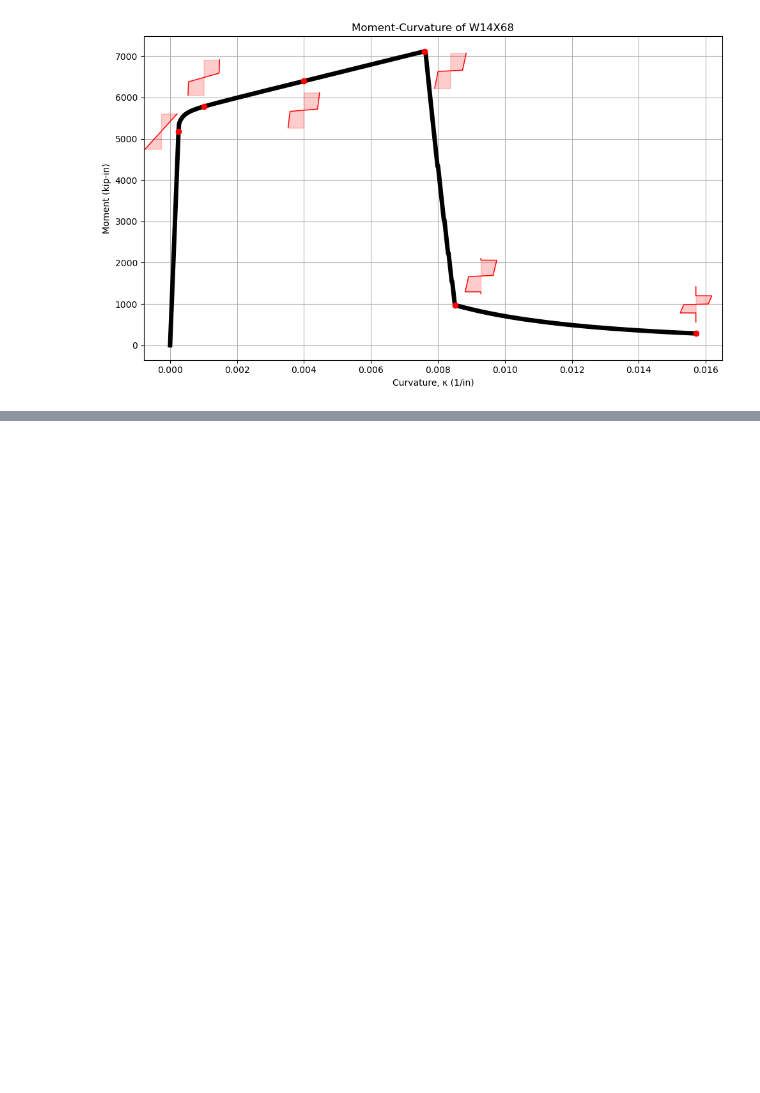
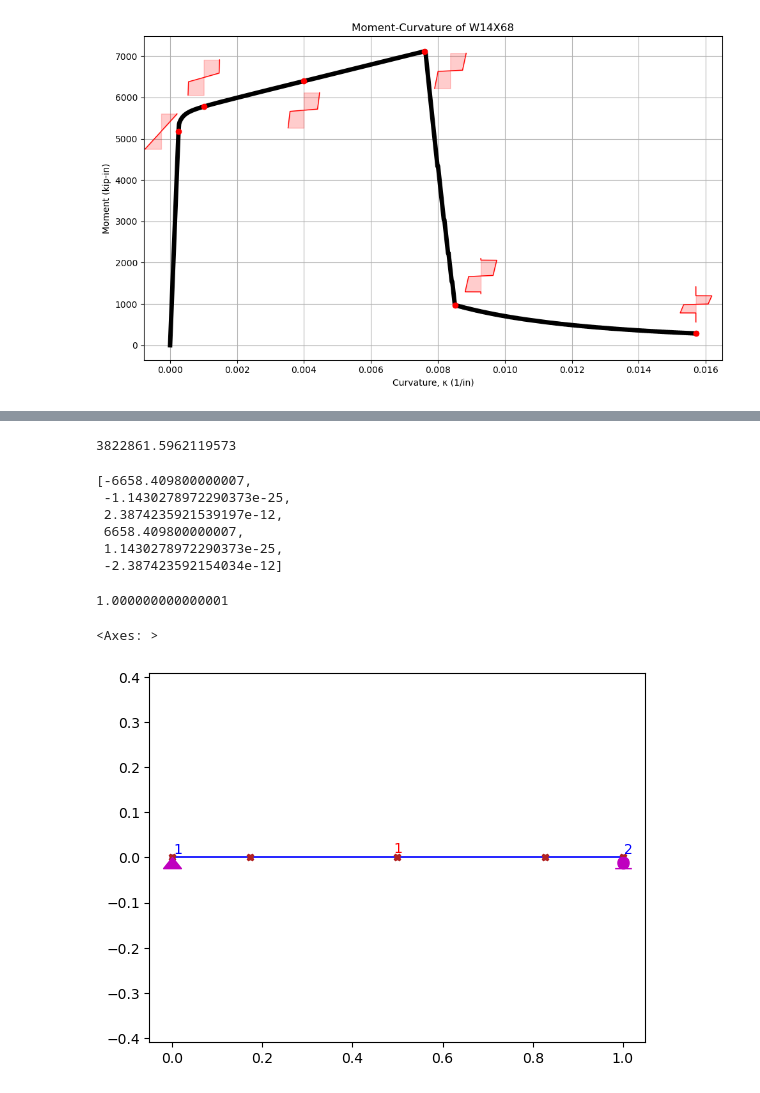
Before and after one commit to hkaragah/hkaragah.github.io, a Jupyter notebook: structure/moment_curvature/rc_col_moment_curvature_1.ipynb, the cells around one changed output, grey strips where cells are left out. Saved outputs shown, nothing was run; the diff lists cells and outputs as text; code cells hidden in the pictures; blank space fills up the shorter version.

```diff
--- a/structure/moment_curvature/rc_col_moment_curvature_1.ipynb
+++ b/structure/moment_curvature/rc_col_moment_curvature_1.ipynb
@@ -390,0 +468,23 @@ plot_combined_moment_curvature_with_stress(data, SEC, CURVS, INSETS, inset_size=
+# %%
+ops.getTime()
+# %% [output]
+3822861.5962119573
+# %%
+ops.eleForce(1)
+# %% [output]
+[-6658.409800000007,
+ -1.1430278972290373e-25,
+ 2.3874235921539197e-12,
+ 6658.409800000007,
+ 1.1430278972290373e-25,
+ -2.387423592154034e-12]
+# %%
+ops.nodeDisp(2, 1)
+# %% [output]
+1.000000000000001
+# %%
+
+opsv.plot_model()
+# %% [output]
+<Axes: >
+[figure, added]
```
Also changed, not shown: parts of 9 cells of this notebook, 15 other files.
